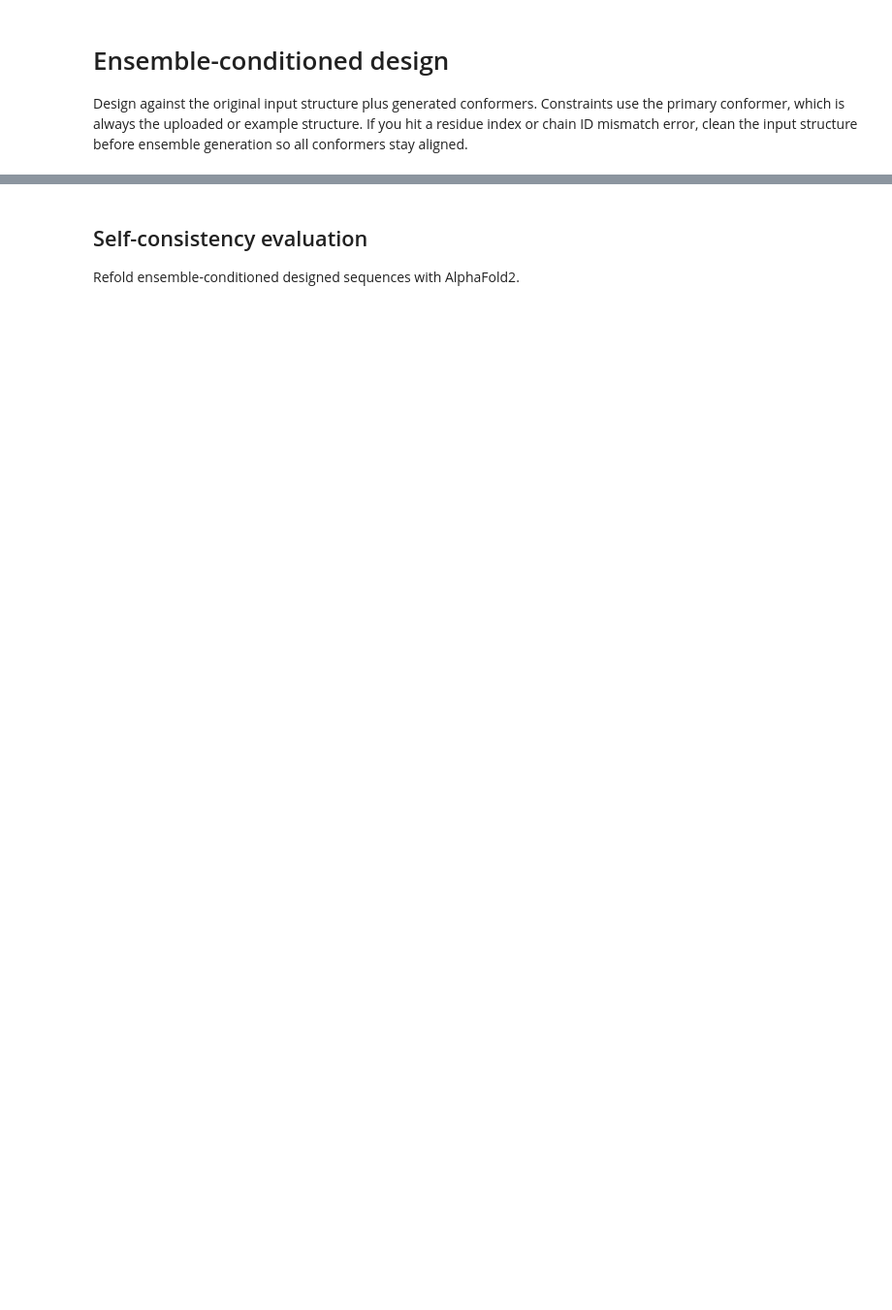
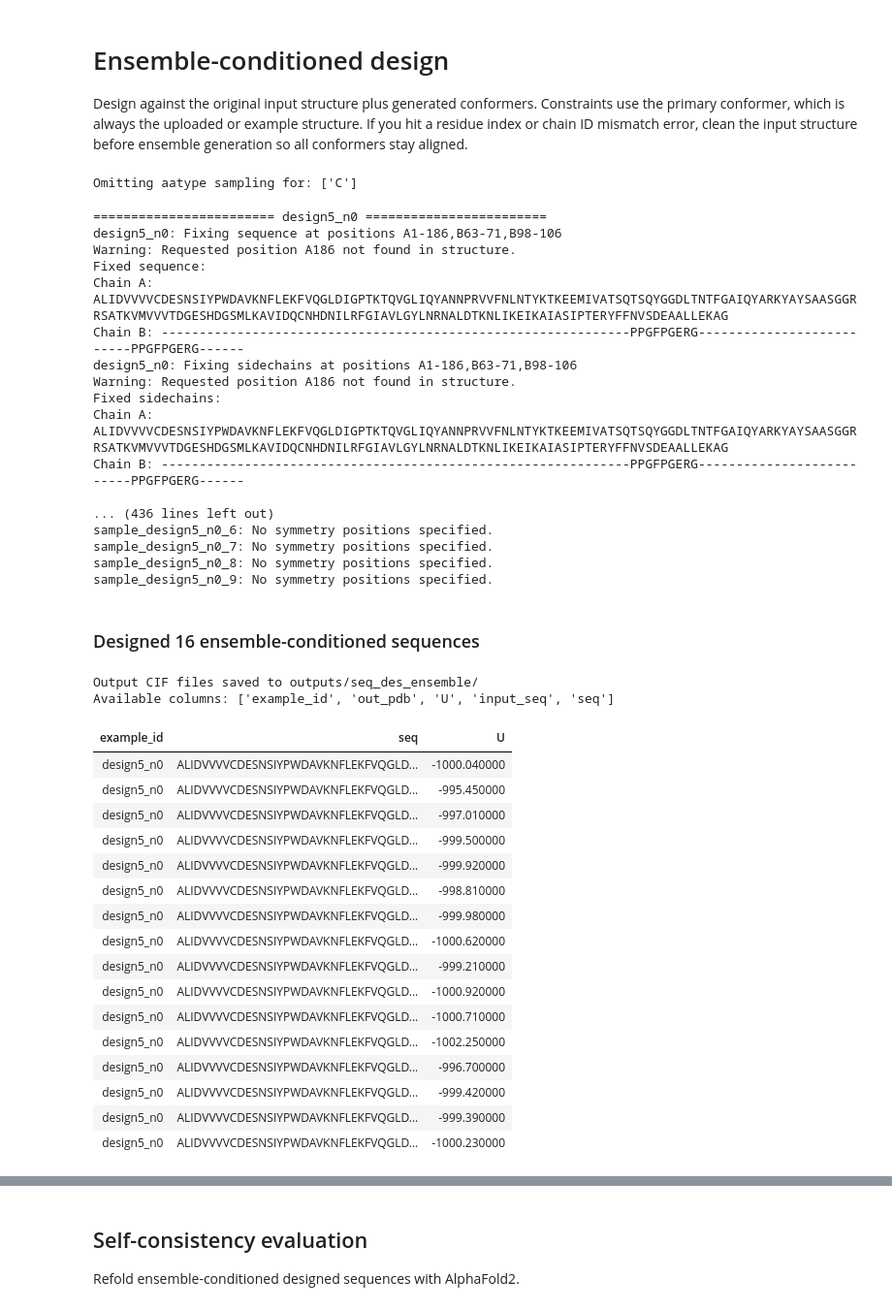
Before and after one commit to KrajTechne/Motif_Scaff_Collagen, a Jupyter notebook: notebooks/Caliby.ipynb, the cells around one changed output, grey strips where cells are left out. Shown at 97% size. Drawn from its saved outputs; the diff is of its cells as text; code cells hidden in the pictures; blank space fills up the shorter version.

```diff
--- a/notebooks/Caliby.ipynb
+++ b/notebooks/Caliby.ipynb
@@ -615,9 +659,9 @@ Design against the original input structure plus generated conformers. Constrain
 # %%
 #@title Run ensemble-conditioned design
 #@markdown ### Sampling parameters
-num_seqs = 4  #@param {type:"integer"}
+num_seqs = 16  #@param {type:"integer"}
 temperature = 0.01  #@param {type:"number"}
-omit_aas = ""  #@param {"type":"string","placeholder":"e.g. C,M"}
+omit_aas = "C"  #@param {"type":"string","placeholder":"e.g. C,M"}
 #@markdown ### Constraints (optional)
 #@markdown Enable and fill in the fields you need. Positions use `label_seq_id` numbering relative to the primary conformer.
 #@markdown <details><summary><b>Constraint reference</b></summary>
@@ -631,8 +675,8 @@ omit_aas = ""  #@param {"type":"string","placeholder":"e.g. C,M"}
 #@markdown | `symmetry_pos` | `A10,B10\|A11,B11` | Tie sampling across positions |
 #@markdown
 #@markdown </details>
-fixed_pos_seq = ""  #@param {"type":"string","placeholder":"e.g. A1-100,B1-100"}
-fixed_pos_scn = ""  #@param {"type":"string","placeholder":"e.g. A1-10,A12,A15-20"}
+fixed_pos_seq = "A1-186,B63-71,B98-106"  #@param {"type":"string","placeholder":"e.g. A1-100,B1-100"}
+fixed_pos_scn = "A1-186,B63-71,B98-106"  #@param {"type":"string","placeholder":"e.g. A1-10,A12,A15-20"}
 fixed_pos_override_seq = ""  #@param {"type":"string","placeholder":"e.g. A26:A,A27:L"}
 pos_restrict_aatype = ""  #@param {"type":"string","placeholder":"e.g. A26:AVG,A27:VG"}
 symmetry_pos = ""  #@param {"type":"string","placeholder":"e.g. A10,B10,C10|A11,B11,C11"}
@@ -663,33 +707,72 @@ if constraints:
 configure_notebook_warning_filters()
 ensemble_results = model.ensemble_sample(
     pdb_to_conformers={pdb_name: all_conformers},
     num_seqs_per_pdb=num_seqs,
     batch_size=1,
     temperature=temperature,
     omit_aas=omit_list,
     num_workers=num_workers,
     out_dir="outputs/seq_des_ensemble",
     pos_constraint_df=pos_constraint_df,
     use_primary_res_type=True,
 )
 
 df_ensemble_results = pd.DataFrame(ensemble_results)
 title = f"Designed {len(df_ensemble_results)} ensemble-conditioned sequences"
 display(HTML(f"<h3>{title}</h3>"))
 print(f"Output CIF files saved to outputs/seq_des_ensemble/")
 print(f"Available columns: {list(df_ensemble_results.columns)}\n")
 
 df_display = df_ensemble_results[["example_id", "seq", "U"]].copy()
 df_display["U"] = df_display["U"].round(2)
 df_display["seq"] = df_display["seq"].str[:40] + df_display["seq"].apply(
     lambda s: f"... ({len(s)} aa)" if len(s) > 40 else ""
 )
 display(df_display.style.set_properties(**{
     "text-align": "left",
     "font-family": "monospace",
 }).set_properties(subset=["U"], **{
     "font-weight": "bold",
 }).hide(axis="index"))
+# %% [output]
+Omitting aatype sampling for: ['C']
+======================== design5_n0 ========================
+design5_n0: Fixing sequence at positions A1-186,B63-71,B98-106
+Warning: Requested position A186 not found in structure.
+Fixed sequence:
+Chain A: ALIDVVVVCDESNSIYPWDAVKNFLEKFVQGLDIGPTKTQVGLIQYANNPRVVFNLNTYKTKEEMIVATSQTSQYGGDLTNTFGAIQYARKYAYSAASGGRRSATKVMVVVTDGESHDGSMLKAVIDQCNHDNILRFGIAVLGYLNRNALDTKNLIKEIKAIASIPTERYFFNVSDEAALLEKAG
+Chain B: --------------------------------------------------------------PPGFPGERG--------------------------PPGFPGERG------
+design5_n0: Fixing sidechains at positions A1-186,B63-71,B98-106
+Warning: Requested position A186 not found in structure.
+Fixed sidechains:
+Chain A: ALIDVVVVCDESNSIYPWDAVKNFLEKFVQGLDIGPTKTQVGLIQYANNPRVVFNLNTYKTKEEMIVATSQTSQYGGDLTNTFGAIQYARKYAYSAASGGRRSATKVMVVVTDGESHDGSMLKAVIDQCNHDNILRFGIAVLGYLNRNALDTKNLIKEIKAIASIPTERYFFNVSDEAALLEKAG
+Chain B: --------------------------------------------------------------PPGFPGERG--------------------------PPGFPGERG------
+
+... (436 lines left out)
+sample_design5_n0_6: No symmetry positions specified.
+sample_design5_n0_7: No symmetry positions specified.
+sample_design5_n0_8: No symmetry positions specified.
+sample_design5_n0_9: No symmetry positions specified.
+Designed 16 ensemble-conditioned sequences
+Output CIF files saved to outputs/seq_des_ensemble/
+Available columns: ['example_id', 'out_pdb', 'U', 'input_seq', 'seq']
+| example_id | seq | U |
+| design5_n0 | ALIDVVVVCDESNSIYPWDAVKNFLEKFVQGLD... | -1000.040000 |
+| design5_n0 | ALIDVVVVCDESNSIYPWDAVKNFLEKFVQGLD... | -995.450000 |
+| design5_n0 | ALIDVVVVCDESNSIYPWDAVKNFLEKFVQGLD... | -997.010000 |
+| design5_n0 | ALIDVVVVCDESNSIYPWDAVKNFLEKFVQGLD... | -999.500000 |
+| design5_n0 | ALIDVVVVCDESNSIYPWDAVKNFLEKFVQGLD... | -999.920000 |
+| design5_n0 | ALIDVVVVCDESNSIYPWDAVKNFLEKFVQGLD... | -998.810000 |
+| design5_n0 | ALIDVVVVCDESNSIYPWDAVKNFLEKFVQGLD... | -999.980000 |
+| design5_n0 | ALIDVVVVCDESNSIYPWDAVKNFLEKFVQGLD... | -1000.620000 |
+| design5_n0 | ALIDVVVVCDESNSIYPWDAVKNFLEKFVQGLD... | -999.210000 |
+| design5_n0 | ALIDVVVVCDESNSIYPWDAVKNFLEKFVQGLD... | -1000.920000 |
+| design5_n0 | ALIDVVVVCDESNSIYPWDAVKNFLEKFVQGLD... | -1000.710000 |
+| design5_n0 | ALIDVVVVCDESNSIYPWDAVKNFLEKFVQGLD... | -1002.250000 |
+| design5_n0 | ALIDVVVVCDESNSIYPWDAVKNFLEKFVQGLD... | -996.700000 |
+| design5_n0 | ALIDVVVVCDESNSIYPWDAVKNFLEKFVQGLD... | -999.420000 |
+| design5_n0 | ALIDVVVVCDESNSIYPWDAVKNFLEKFVQGLD... | -999.390000 |
+| design5_n0 | ALIDVVVVCDESNSIYPWDAVKNFLEKFVQGLD... | -1000.230000 |
 # %%
 #@title Download ensemble-conditioned design outputs
 #@markdown Downloads the ensemble-conditioned design outputs from `outputs/seq_des_ensemble/`.
```
Also changed, not shown: parts of 9 cells of this notebook.
